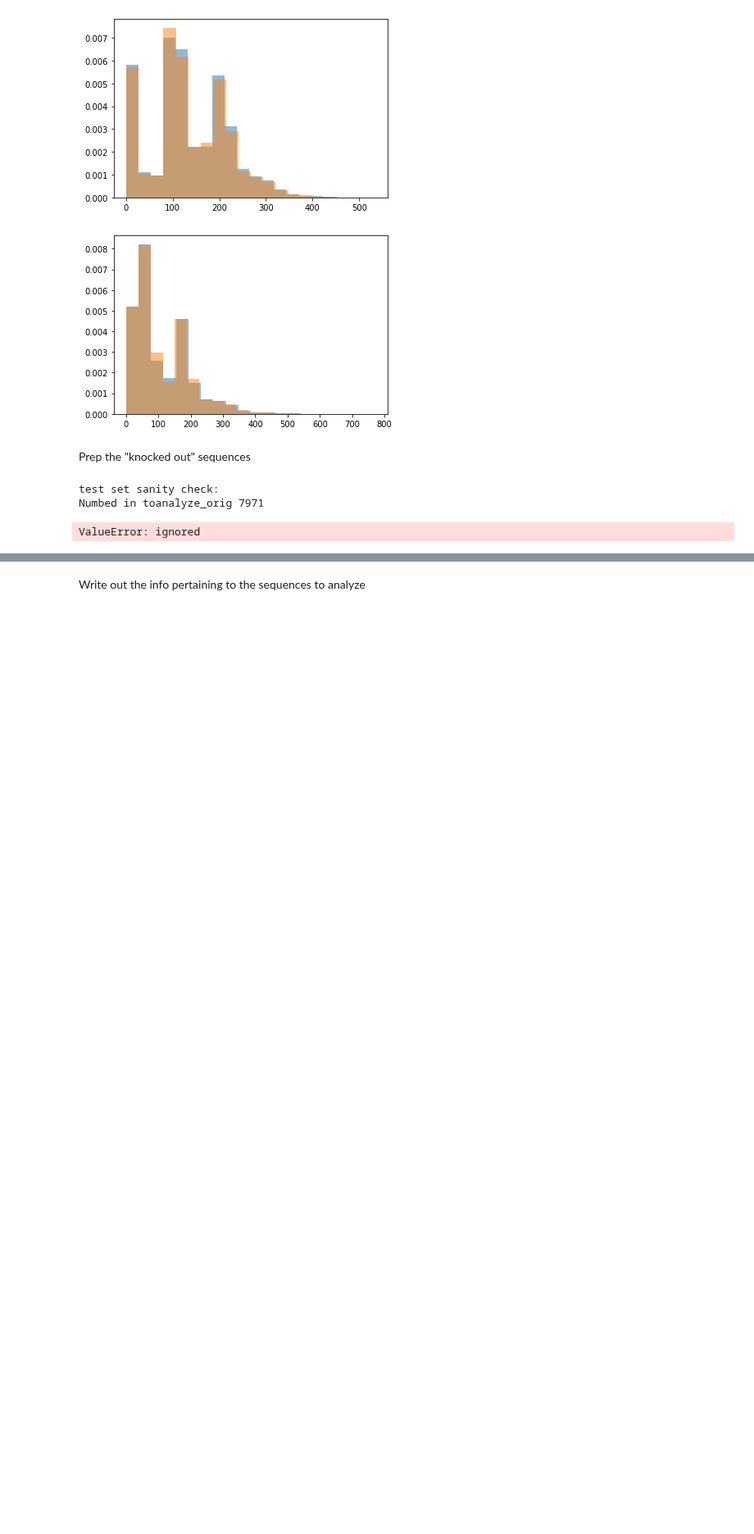
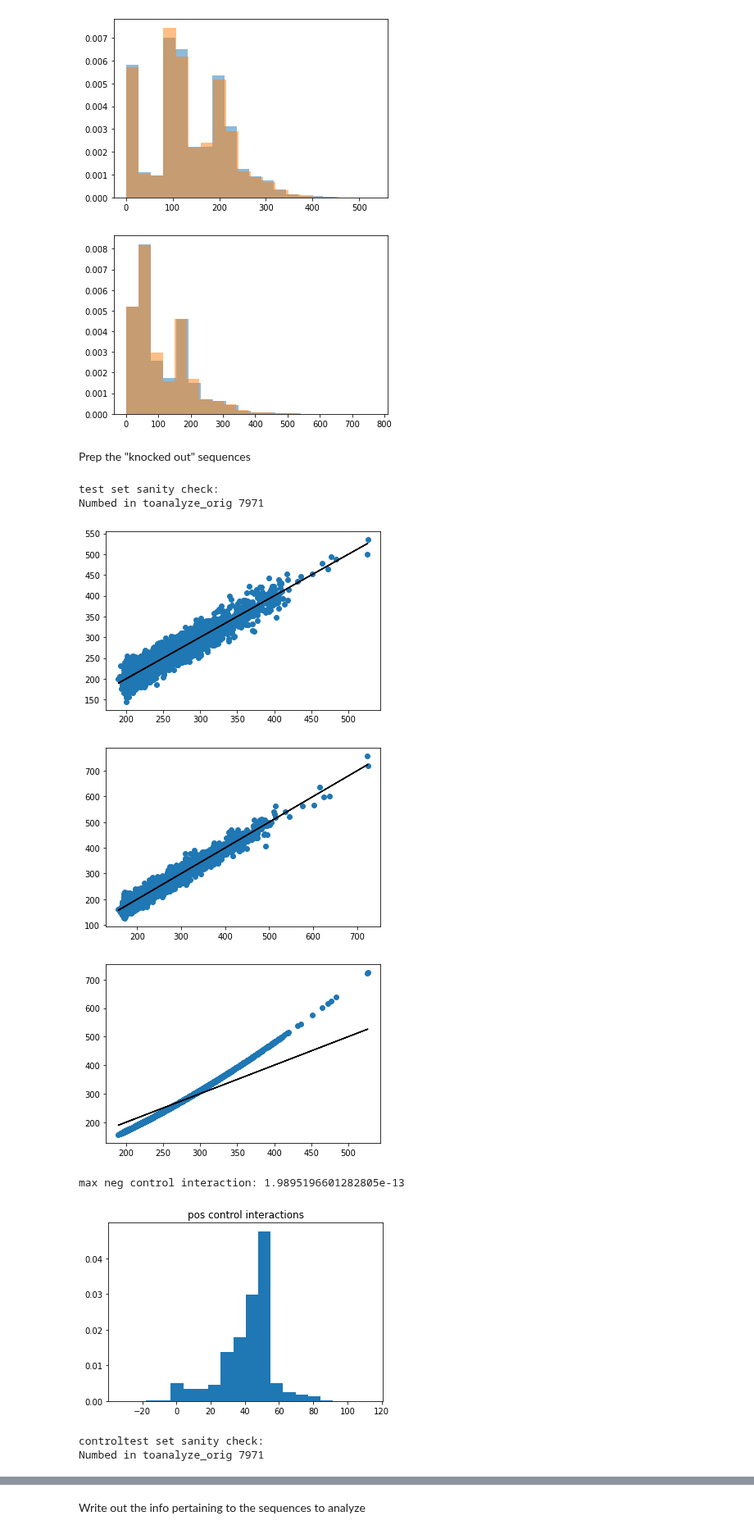
Before and after one commit to kundajelab/feature_interactions, a Jupyter notebook: Generate_Data.ipynb, the cells around one changed output, grey strips where cells are left out. Shown at 82% size. Drawn from its saved outputs; the diff is of its cells as text; code cells hidden in the pictures; blank space fills up the shorter version.

```diff
--- a/Generate_Data.ipynb
+++ b/Generate_Data.ipynb
@@ -448,16 +439,16 @@ def sanity_check(toanalyze_orig, toanalyze_taloff, toanalyze_gataoff,
   print("Numbed in toanalyze_orig", len(toanalyze_orig))
 
   (toanalyze_orig_expected_count_neg,
-  toanalyze_orig_expected_count_pos) =\
+  toanalyze_orig_expected_count_pos, _) =\
     get_oracle_preds(toanalyze_orig)
   (toanalyze_gataoff_expected_count_neg,
-  toanalyze_gataoff_expected_count_pos) =\
+  toanalyze_gataoff_expected_count_pos, _) =\
     get_oracle_preds(toanalyze_gataoff)
   (toanalyze_taloff_expected_count_neg,
-  toanalyze_taloff_expected_count_pos) =\
+  toanalyze_taloff_expected_count_pos, _) =\
     get_oracle_preds(toanalyze_taloff)
   (toanalyze_bothoff_expected_count_neg,
-  toanalyze_bothoff_expected_count_pos) =\
+  toanalyze_bothoff_expected_count_pos, _) =\
     get_oracle_preds(toanalyze_bothoff)
 
   if (toanalyze_orig_neg_labels is not None):
@@ -529,31 +520,37 @@ print("test set sanity check:")
              toanalyze_bothoff=test_toanalyze_bothoff,
              toanalyze_orig_neg_labels=test_toanalyze_orig_neg_labels,
              toanalyze_orig_pos_labels=test_toanalyze_orig_pos_labels)
 
 print("controltest set sanity check:")
 _ = sanity_check(toanalyze_orig=controltest_toanalyze_orig,
              toanalyze_taloff=controltest_toanalyze_taloff,
              toanalyze_gataoff=controltest_toanalyze_gataoff,
              toanalyze_bothoff=controltest_toanalyze_bothoff,
              toanalyze_orig_neg_labels=controltest_toanalyze_orig_neg_labels,
              toanalyze_orig_pos_labels=controltest_toanalyze_orig_pos_labels)
 
 print("train set sanity check:")
 _ = sanity_check(toanalyze_orig=train_toanalyze_orig,
              toanalyze_taloff=train_toanalyze_taloff,
              toanalyze_gataoff=train_toanalyze_gataoff,
              toanalyze_bothoff=train_toanalyze_bothoff,
              toanalyze_orig_neg_labels=train_toanalyze_orig_neg_labels,
              toanalyze_orig_pos_labels=train_toanalyze_orig_pos_labels)
 
 print("controltrain set sanity check:")
 _ = sanity_check(toanalyze_orig=controltrain_toanalyze_orig,
              toanalyze_taloff=controltrain_toanalyze_taloff,
              toanalyze_gataoff=controltrain_toanalyze_gataoff,
              toanalyze_bothoff=controltrain_toanalyze_bothoff,
              toanalyze_orig_neg_labels=controltrain_toanalyze_orig_neg_labels,
              toanalyze_orig_pos_labels=controltrain_toanalyze_orig_pos_labels)
 # %% [output]
 test set sanity check:
 Numbed in toanalyze_orig 7971
+[figure, added]
+[figure, added]
+[figure, added]
-ValueError: ignored
+max neg control interaction: 1.9895196601282805e-13
+[figure, added]
+controltest set sanity check:
+Numbed in toanalyze_orig 7971
```
Also changed, not shown: parts of 9 cells of this notebook.
